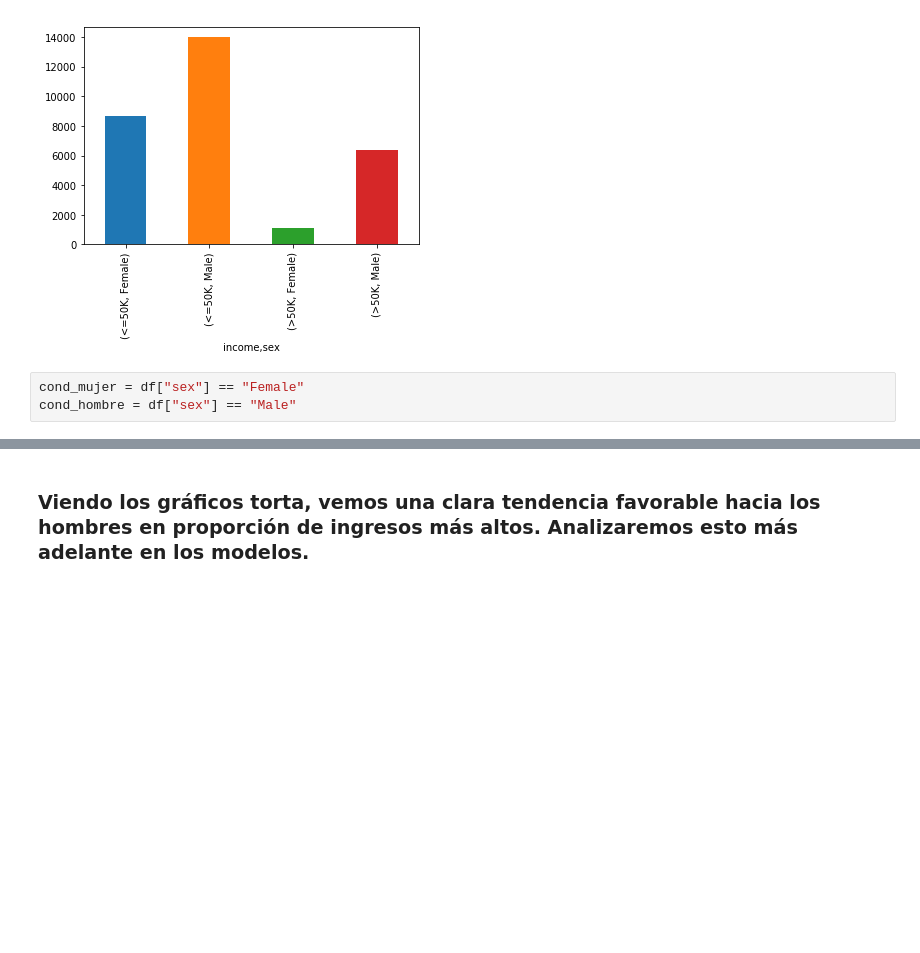
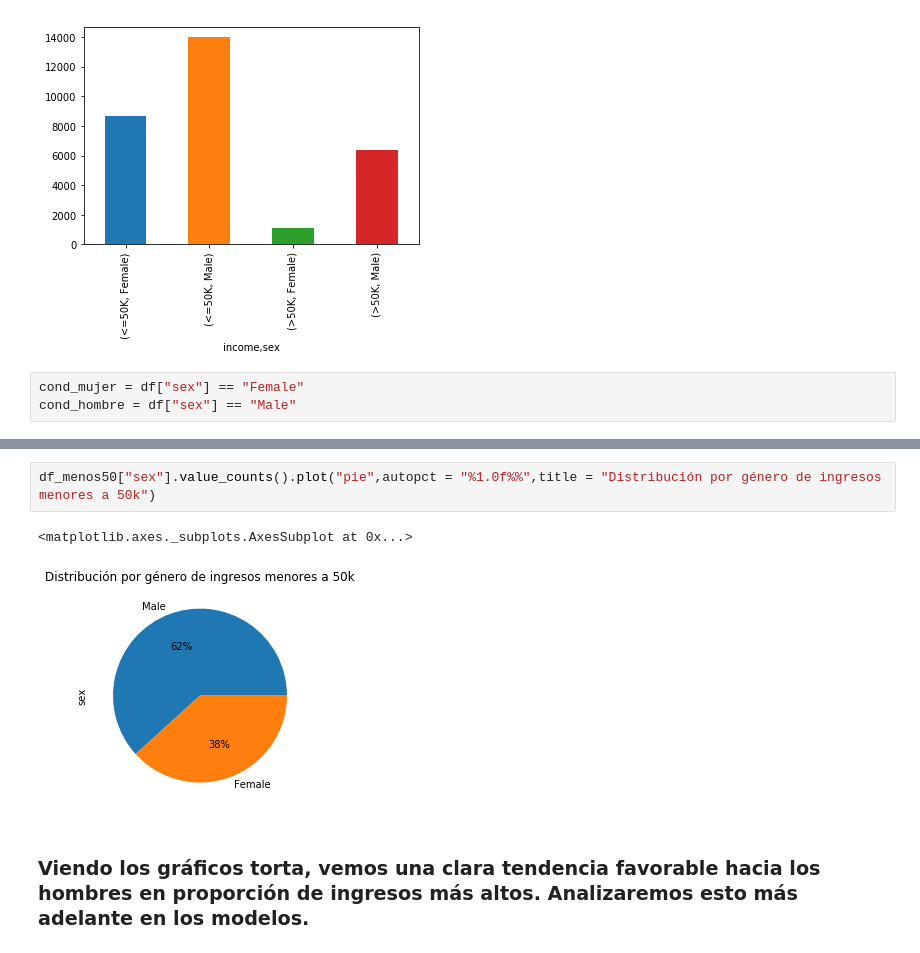
Before and after one commit to Villamaru/entrega_3, a Jupyter notebook: Exploracion.ipynb, the cells around one changed output, grey strips where cells are left out. Drawn from its saved outputs; the diff is of its cells as text; blank space fills up the shorter version.

```diff
--- a/Exploracion.ipynb
+++ b/Exploracion.ipynb
@@ -426,3 +445,8 @@ df["income"].loc[cond_hombre].value_counts().plot("pie", title = "Proporción ho
+# %%
+df_menos50["sex"].value_counts().plot("pie",autopct = "%1.0f%%",title = "Distribución por género de ingresos menores a 50k")
+# %% [output]
+<matplotlib.axes._subplots.AxesSubplot at 0x...>
+[figure, added]
 # %% [markdown]
 ### Viendo los gráficos torta, vemos una clara tendencia favorable hacia los hombres en proporción de ingresos más altos. Analizaremos esto más adelante en los modelos.
 # %% [markdown]
```
Also changed, not shown: parts of 37 cells of this notebook.
